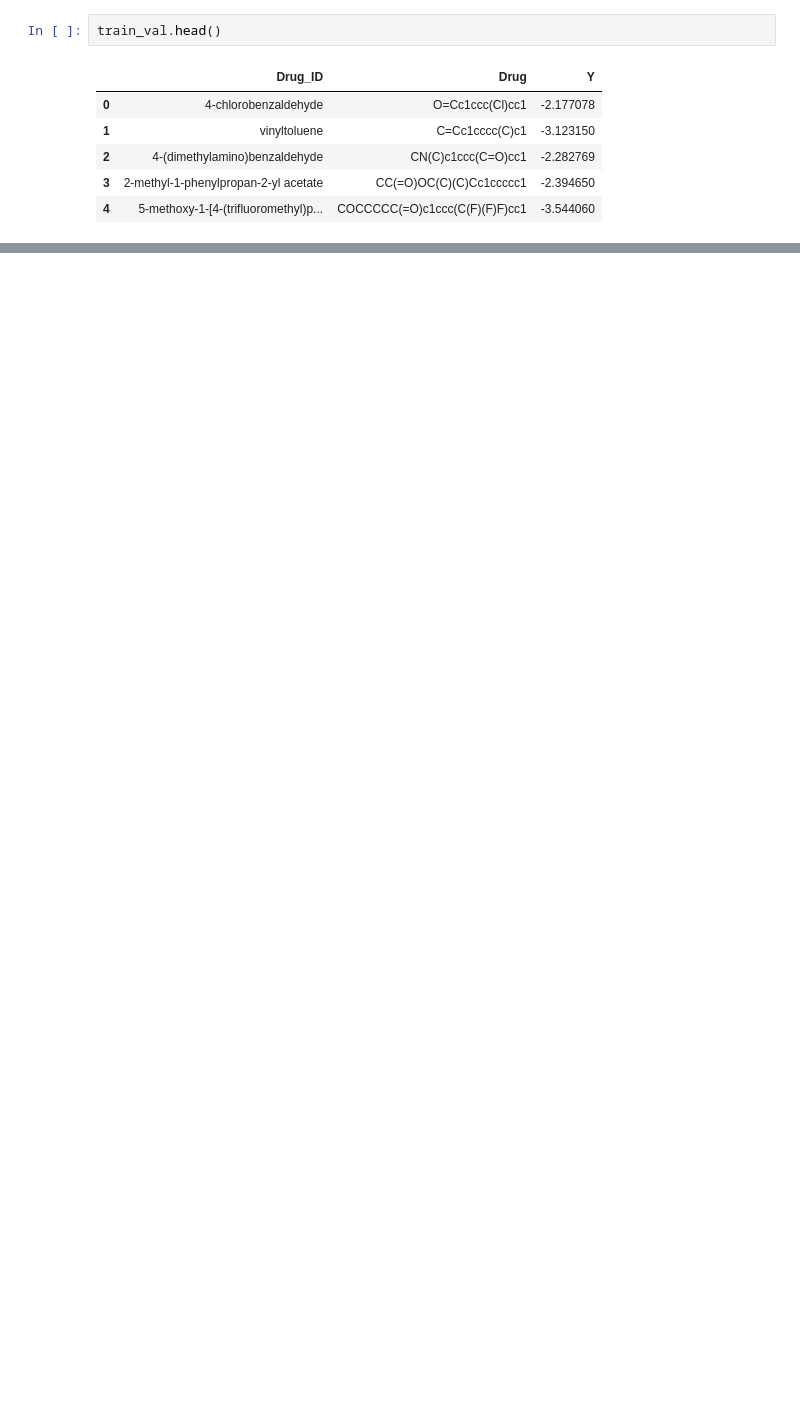
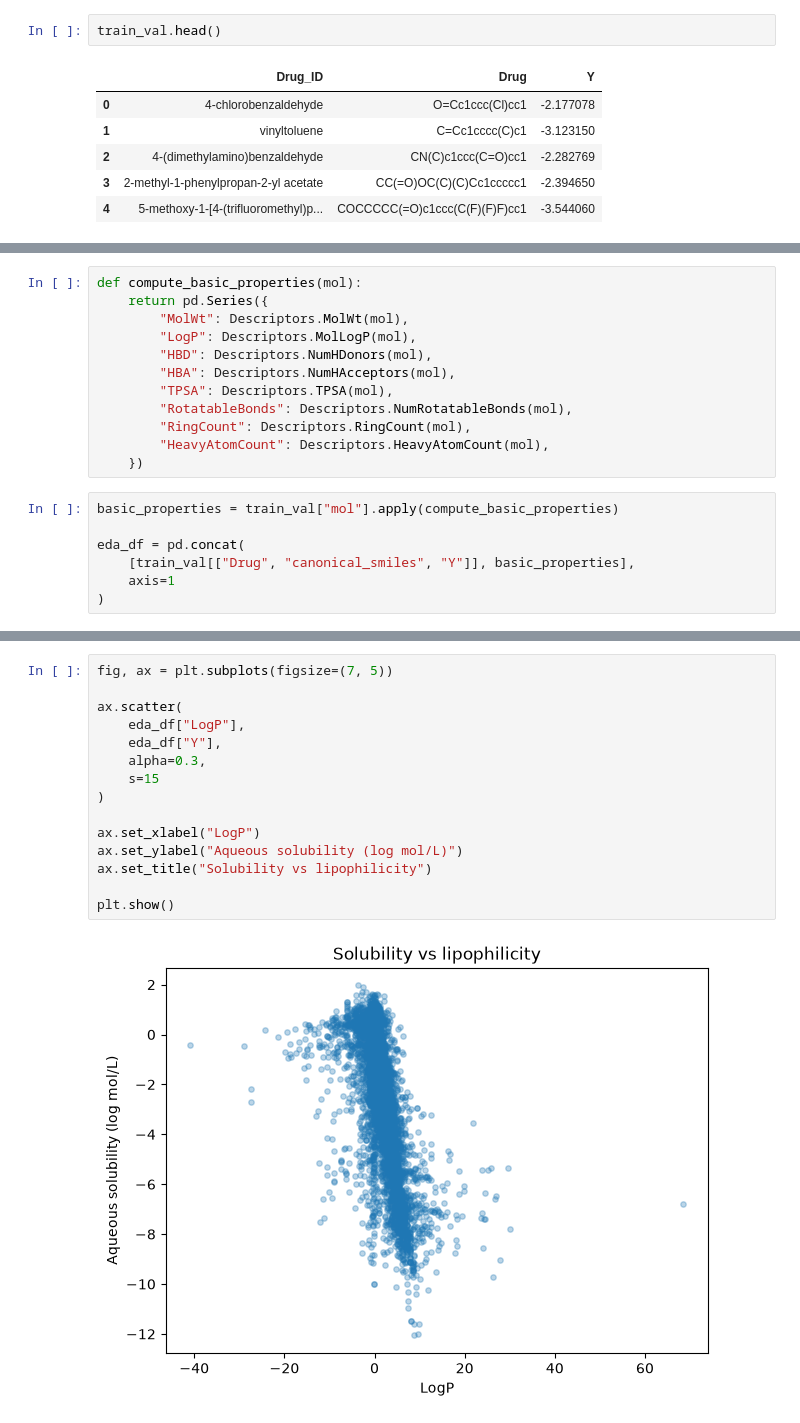
Before and after one commit to alexcorbero/admet-ml, a Jupyter notebook: notebooks/02_data_exploration.ipynb, the cells around one changed output, grey strips where cells are left out. Saved outputs shown, nothing was run; the diff lists cells and outputs as text; blank space fills up the shorter version.

Commit message:
Minor spelling changes in data acquisition + complete data exploration using basic descriptors.

```diff
--- a/notebooks/02_data_exploration.ipynb
+++ b/notebooks/02_data_exploration.ipynb
@@ -137,0 +200,19 @@ train_val["Drug"].duplicated().sum()
+# %%
+def compute_basic_properties(mol):
+    return pd.Series({
+        "MolWt": Descriptors.MolWt(mol),
+        "LogP": Descriptors.MolLogP(mol),
+        "HBD": Descriptors.NumHDonors(mol),
+        "HBA": Descriptors.NumHAcceptors(mol),
+        "TPSA": Descriptors.TPSA(mol),
+        "RotatableBonds": Descriptors.NumRotatableBonds(mol),
+        "RingCount": Descriptors.RingCount(mol),
+        "HeavyAtomCount": Descriptors.HeavyAtomCount(mol),
+    })
+# %%
+basic_properties = train_val["mol"].apply(compute_basic_properties)
+
+eda_df = pd.concat(
+    [train_val[["Drug", "canonical_smiles", "Y"]], basic_properties],
+    axis=1
+)
@@ -137,0 +231,17 @@ train_val["Drug"].duplicated().sum()
+# %%
+fig, ax = plt.subplots(figsize=(7, 5))
+
+ax.scatter(
+    eda_df["LogP"],
+    eda_df["Y"],
+    alpha=0.3,
+    s=15
+)
+
+ax.set_xlabel("LogP")
+ax.set_ylabel("Aqueous solubility (log mol/L)")
+ax.set_title("Solubility vs lipophilicity")
+
+plt.show()
+# %% [output]
+[figure, added]
```
Also changed, not shown: parts of 16 cells of this notebook, 1 other file.
